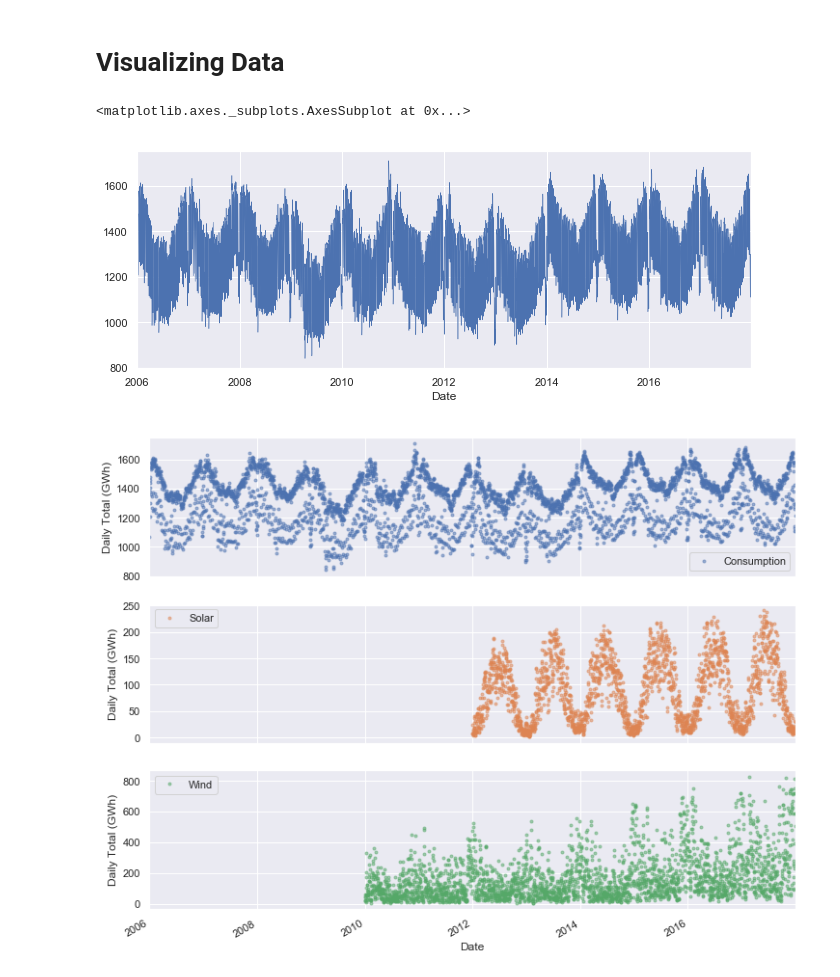
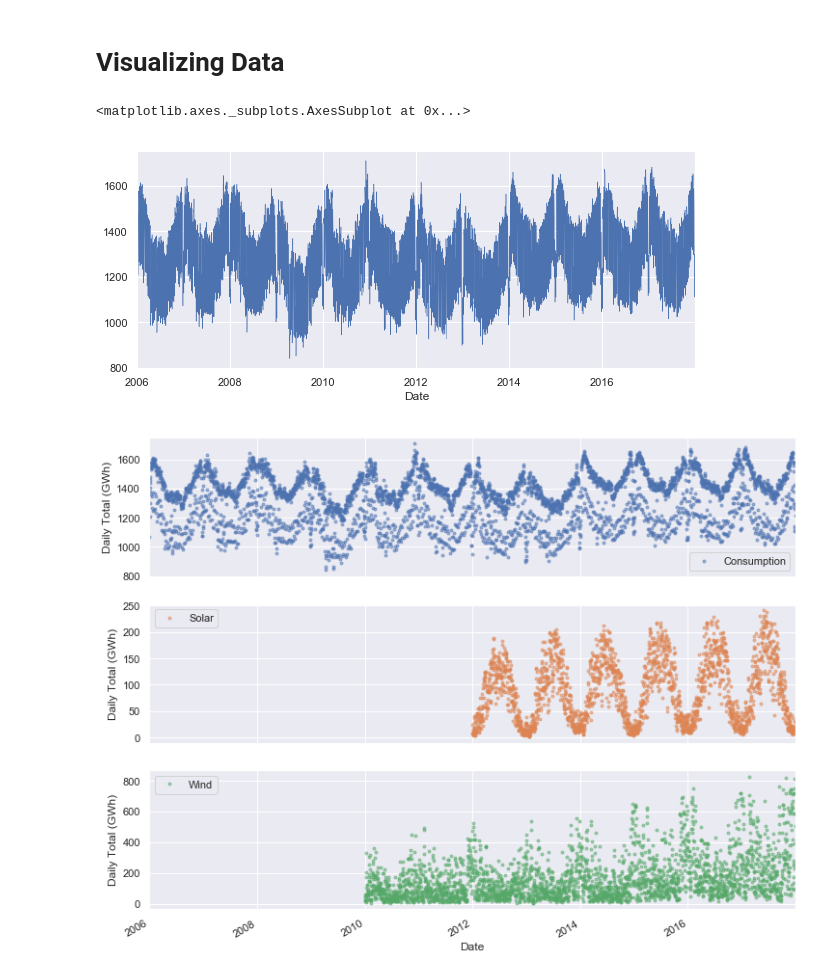
Before and after one commit to ObliviousCloud/Energy-Consumption-Analysis, a Jupyter notebook: time_series_energy_analysis.ipynb, the cells around one changed output. Drawn from its saved outputs; the diff is of its cells as text; code cells hidden in the pictures.

```diff
--- a/time_series_energy_analysis.ipynb
+++ b/time_series_energy_analysis.ipynb
@@ -134,8 +149,8 @@ df.loc['2017-10'].head()
 # %%
-df['Consumption'].plot(linewidth=0.5)
+df['Consumption'].plot(linewidth=0.5, figsize=(10,4))
 # %% [output]
 <matplotlib.axes._subplots.AxesSubplot at 0x...>
-[figure, old version]
+[figure, new version]
 # %%
 col_plots = ['Consumption', 'Solar', 'Wind']
 axes = df[col_plots].plot(marker='.', alpha=0.5, linestyle='None', figsize=(12,10), subplots=True)
```
Also changed, not shown: parts of 23 cells of this notebook.
